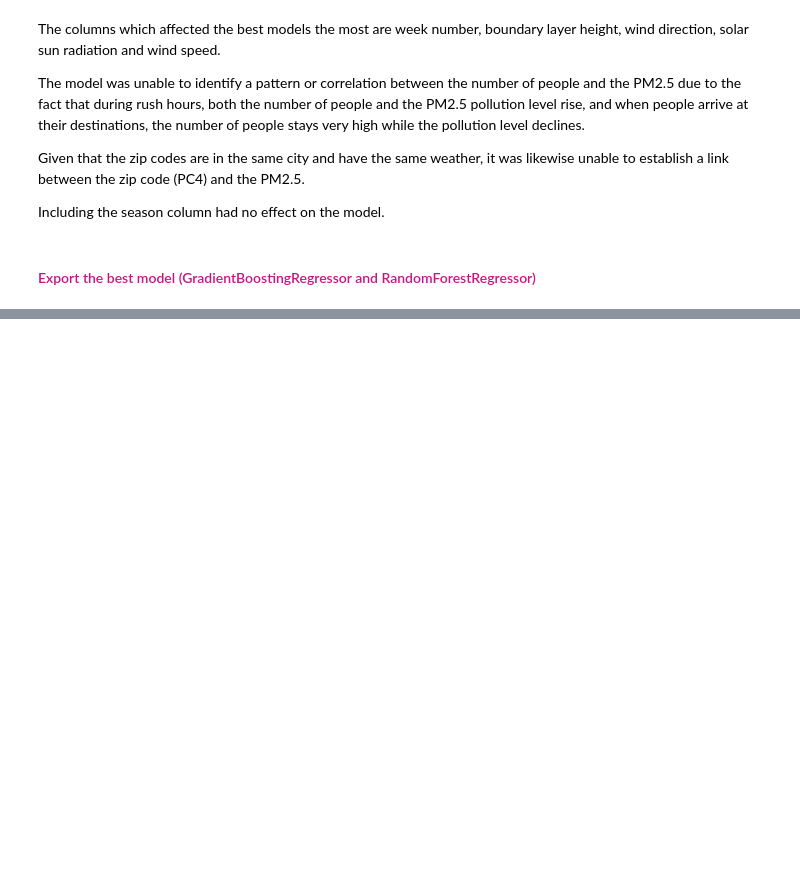
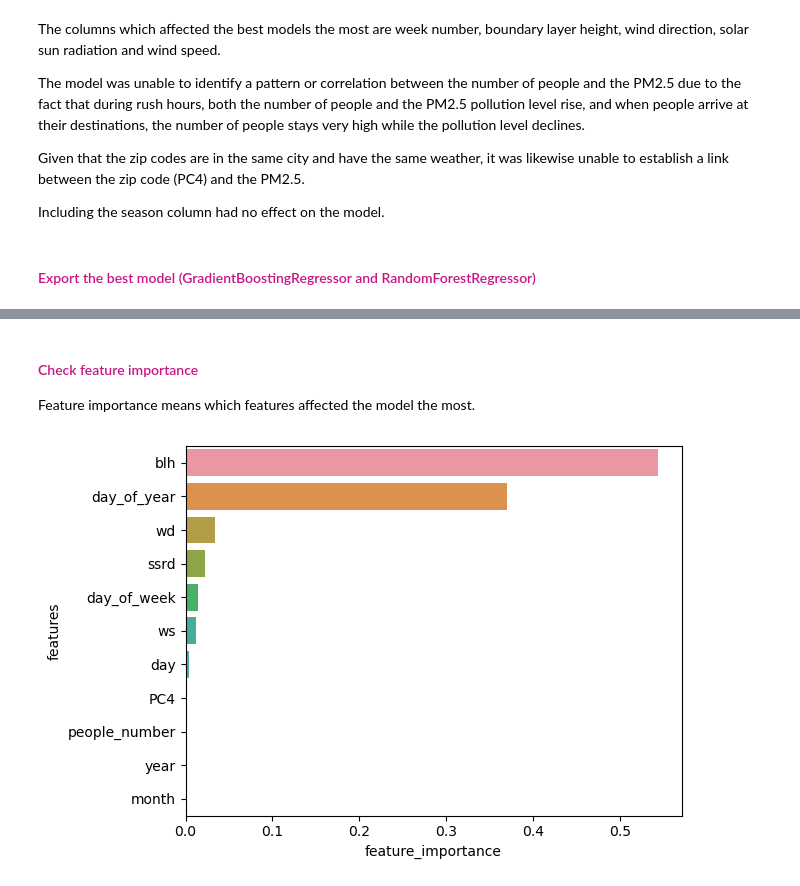
Before and after one commit to rawan-a-d/Air-Quality-Prediction, a Jupyter notebook: scikit_learn_modelling_full_data.ipynb, the cells around one changed output, grey strips where cells are left out. Cells and saved outputs as stored; diff of their text form; code cells hidden in the pictures; blank space fills up the shorter version.

Commit message:
Modelling after handling outliers

```diff
--- a/scikit_learn_modelling_full_data.ipynb
+++ b/scikit_learn_modelling_full_data.ipynb
@@ -773,0 +945,7 @@ pickle.dump(gbr_model, open("models/rf_air_quality_prediction_model_weekly.pkl",
+# %%
+lasso_model = LassoLars(alpha=.1,
+                  normalize=False,
+                  random_state=42)
+
+# fit the model
+lasso_model.fit(X_train, y_train)
@@ -773,0 +977,5 @@ pickle.dump(gbr_model, open("models/rf_air_quality_prediction_model_weekly.pkl",
+# %%
+en_model = ElasticNet(random_state=42)
+
+# fit the model
+en_model.fit(X_train, y_train)
@@ -773,0 +1007,5 @@ pickle.dump(gbr_model, open("models/rf_air_quality_prediction_model_weekly.pkl",
+# %%
+svr_model = SVR()
+
+# fit the model
+svr_model.fit(X_train, y_train)
@@ -773,0 +1037,8 @@ pickle.dump(gbr_model, open("models/rf_air_quality_prediction_model_weekly.pkl",
+# %%
+gbr_model = GradientBoostingRegressor(n_estimators=100,
+                                  learning_rate=0.1,
+                                  max_depth=1,
+                                  random_state=42)
+
+# fit the model
+gbr_model.fit(X_train, y_train)
@@ -773,0 +1075,8 @@ pickle.dump(gbr_model, open("models/rf_air_quality_prediction_model_weekly.pkl",
+# %% [markdown]
+<h4><font color=mediumvioletred>Check feature importance</font></h4>
+
+Feature importance means which features affected the model the most.
+# %%
+plot_features(X_train.columns, gbr_model.feature_importances_)
+# %% [output]
+[figure, added]
```
Also changed, not shown: parts of 155 cells of this notebook, 1 other file.
